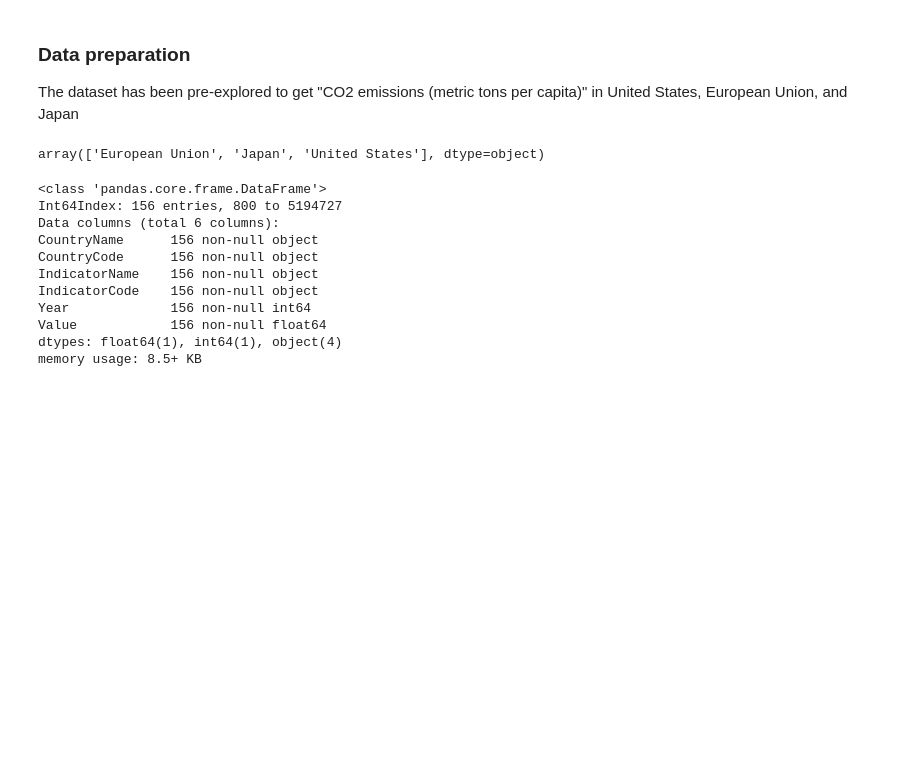
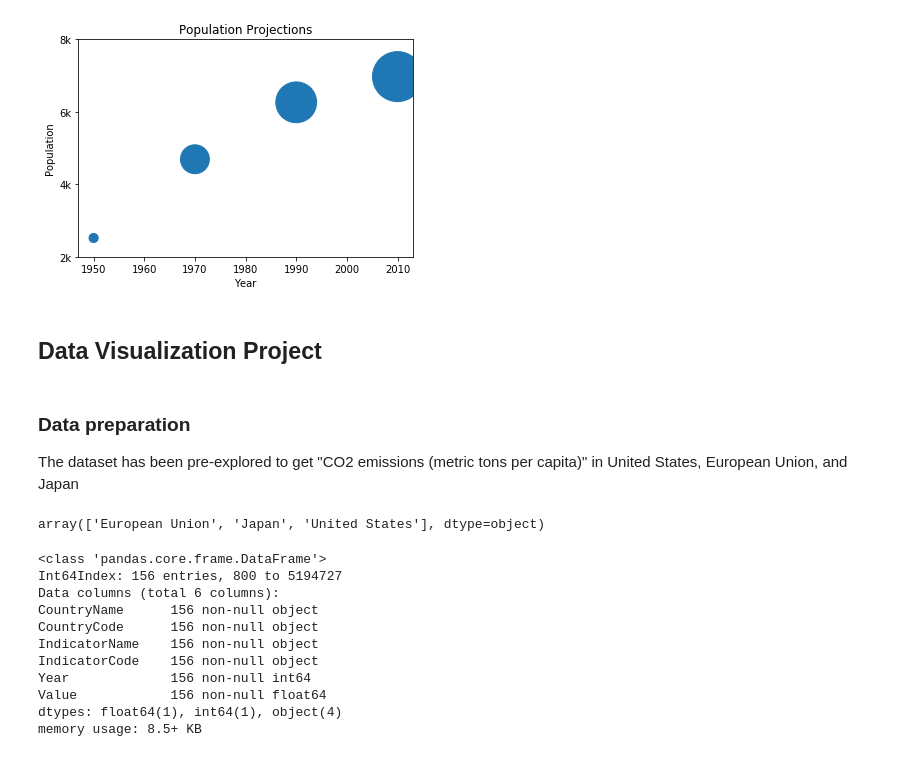
Before and after one commit to byrontang/data-analysis-with-python, a Jupyter notebook: data-visualization-matplotlib.ipynb, the cells around one changed output. Cells and saved outputs as stored; diff of their text form; code cells hidden in the pictures; blank space fills up the shorter version.

```diff
--- a/data-visualization-matplotlib.ipynb
+++ b/data-visualization-matplotlib.ipynb
@@ -4,0 +27,16 @@ import numpy as np
+# %%
+# size
+wages_k = [1000/12, 10000/12, 20000/12, 30000/12]
+plt.scatter(year, pop, s = wages_k)
+
+# Customizations
+plt.xlabel('Year')
+plt.ylabel('Population')
+plt.title('Population Projections')
+tick_val = [2,4,6,8]
+tick_lab = ['2k', '4k', '6k', '8k']
+plt.yticks(tick_val, tick_lab)
+
+plt.show()
+# %% [output]
+[figure, added]
@@ -5,3 +60,5 @@ import numpy as np
+# %% [markdown]
+## Data Visualization Project
 # %% [markdown]
 ### Data preparation
 
```
Also changed, not shown: parts of 7 cells of this notebook, 1 other file.
